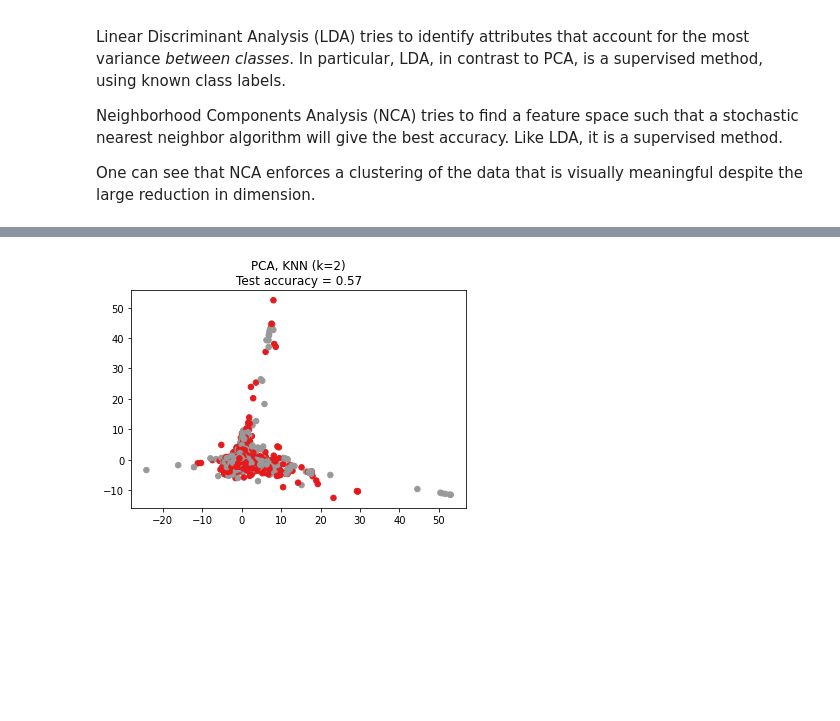
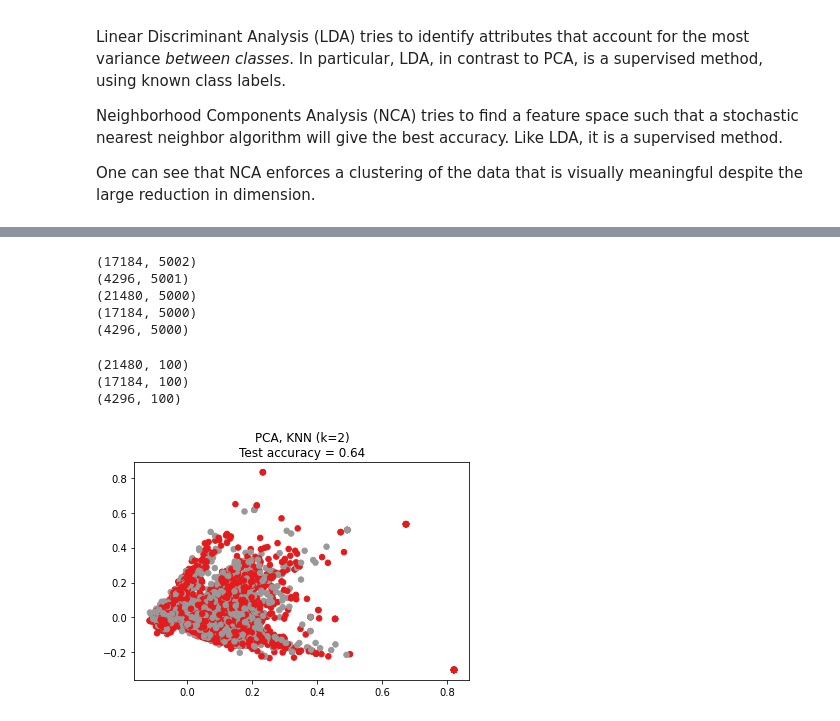
Before and after one commit to xl-Mu/50.007-Imagine-Losing-Project, a Jupyter notebook: plot_nca_dim_reduction.ipynb, the cells around one changed output, grey strips where cells are left out. Saved outputs shown, nothing was run; the diff lists cells and outputs as text; code cells hidden in the pictures; blank space fills up the shorter version.

```diff
--- a/plot_nca_dim_reduction.ipynb
+++ b/plot_nca_dim_reduction.ipynb
@@ -69,34 +44,62 @@ print(y_train)
+# %%
+print(df_train.shape)
+print(df_test.shape)
+
+df_train_dropped=df_train.drop(['id','label'], axis=1);
+df_y=df_train['label'];
+df_test_dropped = df_test.drop(['id'], axis=1);
+df_X=pd.concat([df_train_dropped,df_test_dropped]);
+print(df_X.shape)
+print(df_train_dropped.shape)
+print(df_test_dropped.shape)
+
+X=df_X.to_numpy();
+y=df_y.to_numpy();
+# %% [output]
+(17184, 5002)
+(4296, 5001)
+(21480, 5000)
+(17184, 5000)
+(4296, 5000)
+# %%
+pca = PCA(n_components=100)
+X_embedded = pca.fit_transform(X)
+print(X_embedded.shape)
+pd.DataFrame(X_embedded)
+
+X_embedded_train = X_embedded[:17184]
+X_embedded_test = X_embedded[17184:]
+# %% [output]
+(21480, 100)
+(17184, 100)
+(4296, 100)
 # %%
-dim = len(X[0])
-n_classes = len(np.unique(y))
-
-# Reduce dimension to 2 with PCA
-pca = make_pipeline(StandardScaler(), PCA(n_components=2000, random_state=random_state))
+# defining constants
+n_neighbors = 2
+random_state = 0
 
 # Use a nearest neighbor classifier to evaluate the methods
 knn = KNeighborsClassifier(n_neighbors=n_neighbors)
 
 # plt.figure()
 plt.figure()
 # plt.subplot(1, 3, i + 1, aspect=1)
 
-# Fit the method's model
-pca.fit(X_train, y_train)
+X_train, X_test, y_train, y_test = train_test_split(
+    X_embedded_train, y, test_size=0.5, stratify=y, random_state=random_state
+)
 
 # Fit a nearest neighbor classifier on the embedded training set
-knn.fit(pca.transform(X_train), y_train)
+knn.fit(X_train, y_train)
 
 # Compute the nearest neighbor accuracy on the embedded test set
-acc_knn = knn.score(pca.transform(X_test), y_test)
-
-# Embed the data set in 2 dimensions using the fitted model
-X_embedded = pca.transform(X)
+acc_knn = knn.score(X_test, y_test)
 
 # Plot the projected points and show the evaluation score
-plt.scatter(X_embedded[:, 0], X_embedded[:, 1], c=y, s=30, cmap="Set1")
+plt.scatter(X_embedded_train[:, 0], X_embedded_train[:, 1], c=y, s=30, cmap="Set1")
 plt.title(
     "{}, KNN (k={})\nTest accuracy = {:.2f}".format('PCA', n_neighbors, acc_knn)
 )
 plt.show()
 # %% [output]
-[figure, old version]
+[figure, new version]
```
Also changed, not shown: parts of 7 cells of this notebook, 1 other file.
